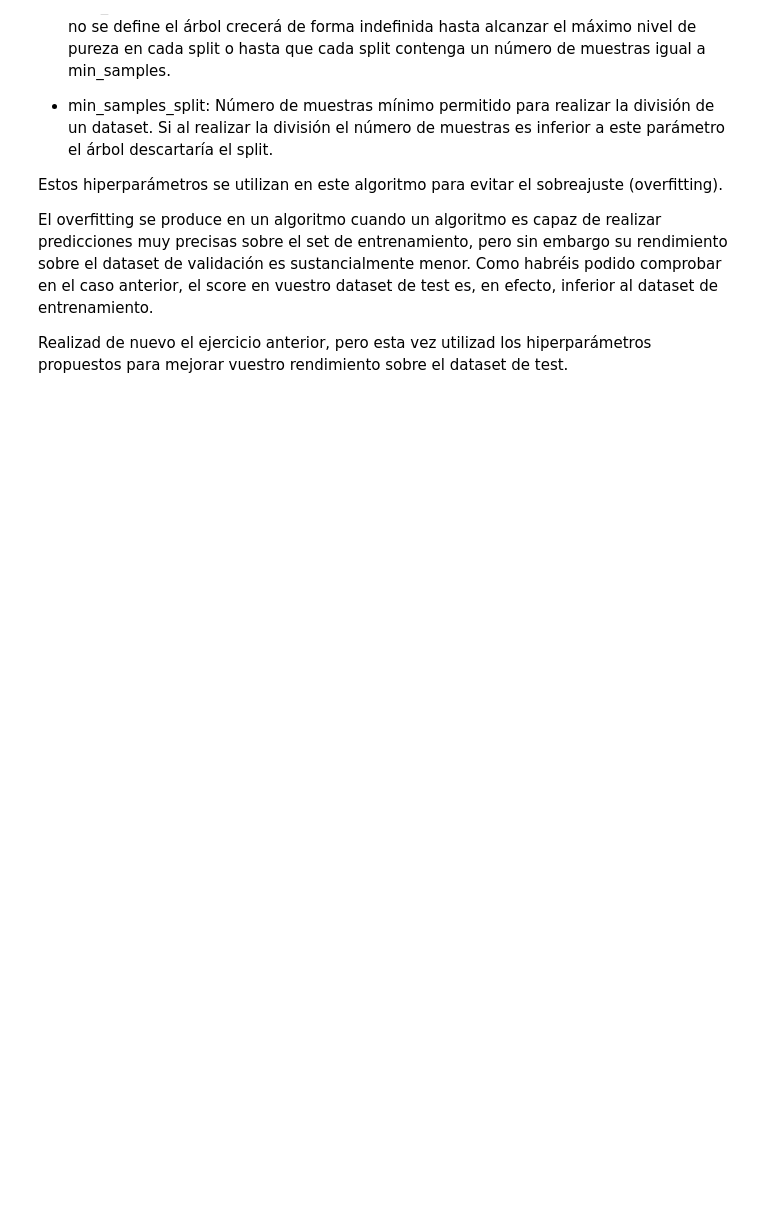
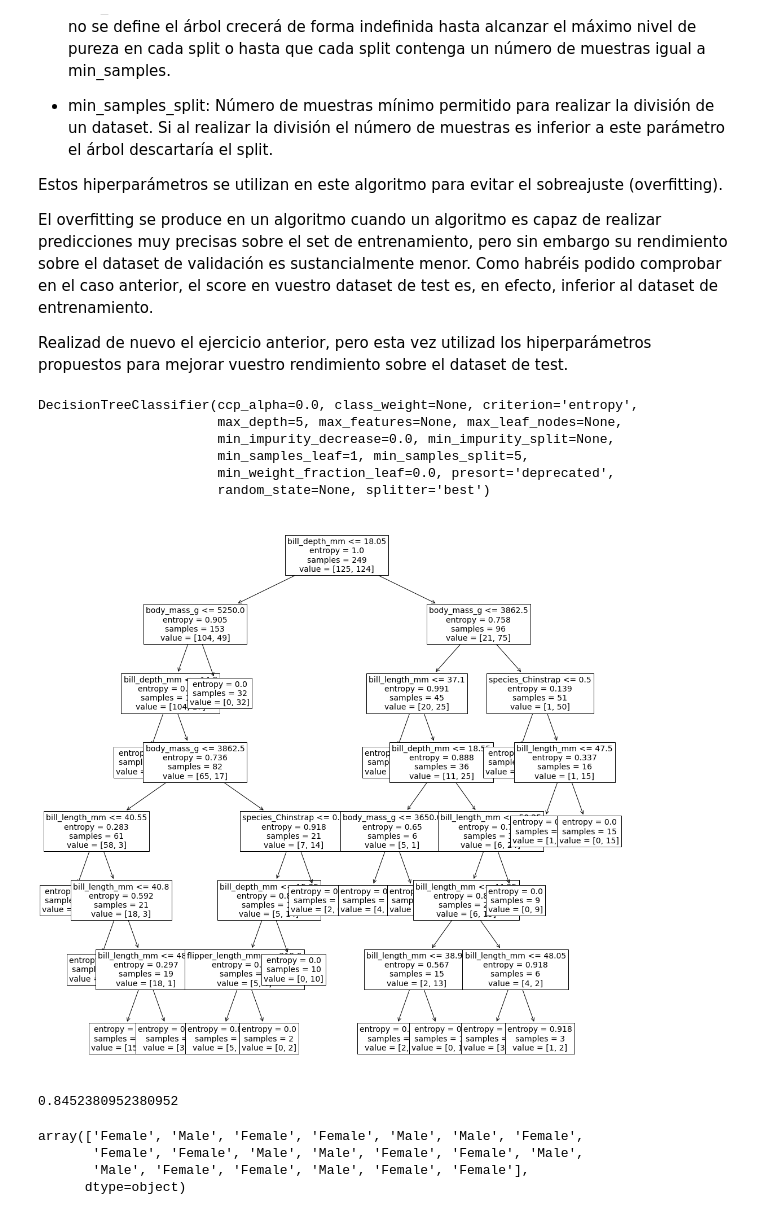
Before and after one commit to JuFeGa/Clase_Javier_Cuadra, a Jupyter notebook: Decision_trees.ipynb, the cells around one changed output. Cells and saved outputs as stored; diff of their text form; code cells hidden in the pictures; blank space fills up the shorter version.

```diff
--- a/Decision_trees.ipynb
+++ b/Decision_trees.ipynb
@@ -252,0 +295,31 @@ DecisionTreeClassifier()
+# %%
+# Escribid aquí vuestro código
+#Realizar el train_test_split usando el método con el mismo nombre de sklearn.
+X_train, X_test, Y_train, Y_test = train_test_split(X_2, y) # esto se tiene que hacer siempre
+model = DecisionTreeClassifier(criterion="entropy",max_depth=5,min_samples_split=5) #incluidos hiperparametros
+model.fit(X_train, Y_train)
+# %% [output]
+DecisionTreeClassifier(ccp_alpha=0.0, class_weight=None, criterion='entropy',
+                       max_depth=5, max_features=None, max_leaf_nodes=None,
+                       min_impurity_decrease=0.0, min_impurity_split=None,
+                       min_samples_leaf=1, min_samples_split=5,
+                       min_weight_fraction_leaf=0.0, presort='deprecated',
+                       random_state=None, splitter='best')
+# %%
+fig, ax = plt.subplots(figsize=(18, 18))
+plot_tree(model, feature_names=X_2.columns, fontsize=14)
+plt.show()
+# %% [output]
+[figure, added]
+# %%
+model.score(X_test, Y_test)
+# %% [output]
+0.8452380952380952
+# %%
+row_0=X_test.iloc[0:20,:]
+model.predict(row_0)
+# %% [output]
+array(['Female', 'Male', 'Female', 'Female', 'Male', 'Male', 'Female',
+       'Female', 'Female', 'Male', 'Male', 'Female', 'Female', 'Male',
+       'Male', 'Female', 'Female', 'Male', 'Female', 'Female'],
+      dtype=object)
```
Also changed, not shown: parts of 22 cells of this notebook.
